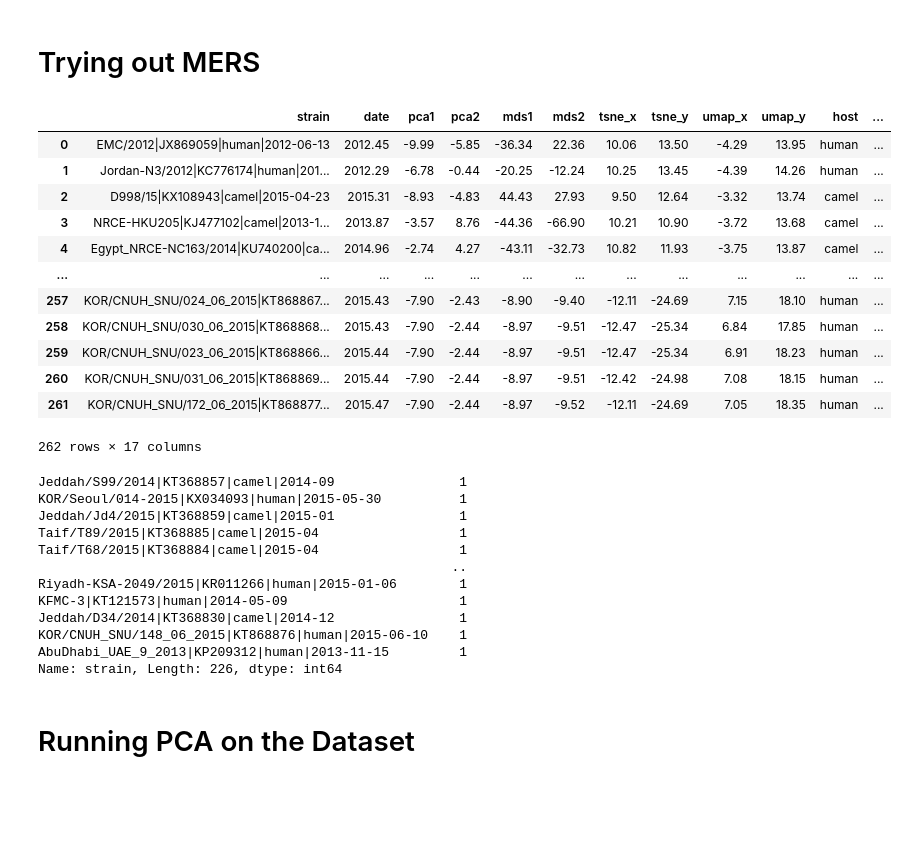
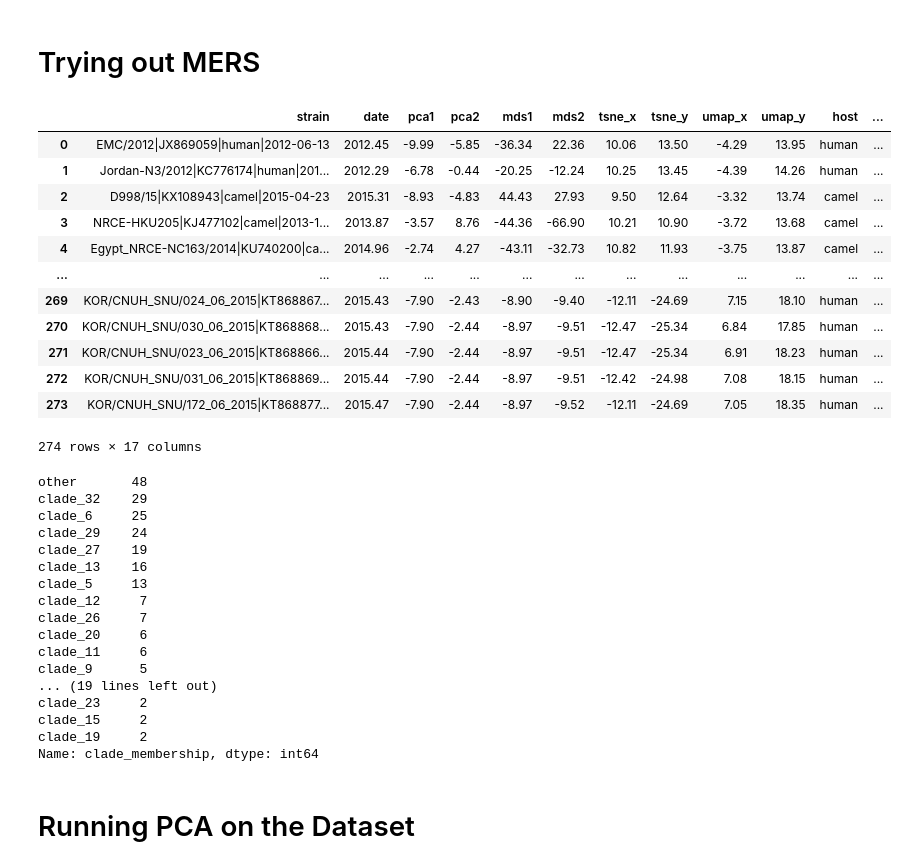
Before and after one commit to blab/cartography, a Jupyter notebook: mers-nextstrain/FinalNotebookMers09-05-2020.ipynb, the cells around one changed output. Cells and saved outputs as stored; diff of their text form; code cells hidden in the pictures; blank space fills up the shorter version.

```diff
--- a/mers-nextstrain/FinalNotebookMers09-05-2020.ipynb
+++ b/mers-nextstrain/FinalNotebookMers09-05-2020.ipynb
@@ -87,43 +109,43 @@ range_ = ['#000000', '#5c22be', '#5330cd', '#71c4ac', '#e7cf4b', '#ff9a3c', '#ff
 # Trying out MERS
 # %%
 node_df = pd.read_csv(node_df, sep="\t")
-principalDf = pd.read_csv(pca_df, index_col=0)
 #node_df = pd.read_csv("results/table.tsv", sep="\t")
-#principalDf = pd.read_csv("results/embed_pca.csv", index_col=0)
-principalDf["strain"] = principalDf.index
-principalDf.index.name = "index"
+node_df["clade_membership"] = node_df["clade_membership"].sort_values().fillna("other")
 node_df.rename(columns={'num_date':'date', 'y_value':"y"}, inplace=True)
-node_df = node_df.merge(principalDf[["strain"]], on="strain")
-node_df["clade_membership"].fillna("other")
 # %% [output]
 |  | strain | date | pca1 | pca2 | mds1 | mds2 | tsne_x | tsne_y | umap_x | umap_y | host | ... |
 | 0 | EMC/2012|JX869059|human|2012-06-13 | 2012.45 | -9.99 | -5.85 | -36.34 | 22.36 | 10.06 | 13.50 | -4.29 | 13.95 | human | ... |
 | 1 | Jordan-N3/2012|KC776174|human|201... | 2012.29 | -6.78 | -0.44 | -20.25 | -12.24 | 10.25 | 13.45 | -4.39 | 14.26 | human | ... |
 | 2 | D998/15|KX108943|camel|2015-04-23 | 2015.31 | -8.93 | -4.83 | 44.43 | 27.93 | 9.50 | 12.64 | -3.32 | 13.74 | camel | ... |
 | 3 | NRCE-HKU205|KJ477102|camel|2013-1... | 2013.87 | -3.57 | 8.76 | -44.36 | -66.90 | 10.21 | 10.90 | -3.72 | 13.68 | camel | ... |
 | 4 | Egypt_NRCE-NC163/2014|KU740200|ca... | 2014.96 | -2.74 | 4.27 | -43.11 | -32.73 | 10.82 | 11.93 | -3.75 | 13.87 | camel | ... |
 | ... | ... | ... | ... | ... | ... | ... | ... | ... | ... | ... | ... | ... |
-| 257 | KOR/CNUH_SNU/024_06_2015|KT868867... | 2015.43 | -7.90 | -2.43 | -8.90 | -9.40 | -12.11 | -24.69 | 7.15 | 18.10 | human | ... |
-| 258 | KOR/CNUH_SNU/030_06_2015|KT868868... | 2015.43 | -7.90 | -2.44 | -8.97 | -9.51 | -12.47 | -25.34 | 6.84 | 17.85 | human | ... |
-| 259 | KOR/CNUH_SNU/023_06_2015|KT868866... | 2015.44 | -7.90 | -2.44 | -8.97 | -9.51 | -12.47 | -25.34 | 6.91 | 18.23 | human | ... |
-| 260 | KOR/CNUH_SNU/031_06_2015|KT868869... | 2015.44 | -7.90 | -2.44 | -8.97 | -9.51 | -12.42 | -24.98 | 7.08 | 18.15 | human | ... |
-| 261 | KOR/CNUH_SNU/172_06_2015|KT868877... | 2015.47 | -7.90 | -2.44 | -8.97 | -9.52 | -12.11 | -24.69 | 7.05 | 18.35 | human | ... |
+| 269 | KOR/CNUH_SNU/024_06_2015|KT868867... | 2015.43 | -7.90 | -2.43 | -8.90 | -9.40 | -12.11 | -24.69 | 7.15 | 18.10 | human | ... |
+| 270 | KOR/CNUH_SNU/030_06_2015|KT868868... | 2015.43 | -7.90 | -2.44 | -8.97 | -9.51 | -12.47 | -25.34 | 6.84 | 17.85 | human | ... |
+| 271 | KOR/CNUH_SNU/023_06_2015|KT868866... | 2015.44 | -7.90 | -2.44 | -8.97 | -9.51 | -12.47 | -25.34 | 6.91 | 18.23 | human | ... |
+| 272 | KOR/CNUH_SNU/031_06_2015|KT868869... | 2015.44 | -7.90 | -2.44 | -8.97 | -9.51 | -12.42 | -24.98 | 7.08 | 18.15 | human | ... |
+| 273 | KOR/CNUH_SNU/172_06_2015|KT868877... | 2015.47 | -7.90 | -2.44 | -8.97 | -9.52 | -12.11 | -24.69 | 7.05 | 18.35 | human | ... |
-262 rows × 17 columns
+274 rows × 17 columns
 # %%
-node_df["strain"].value_counts().sort_values(ascending=False)
+node_df["clade_membership"].value_counts().sort_values(ascending=False)
 # %% [output]
-Jeddah/S99/2014|KT368857|camel|2014-09                1
-KOR/Seoul/014-2015|KX034093|human|2015-05-30          1
-Jeddah/Jd4/2015|KT368859|camel|2015-01                1
-Taif/T89/2015|KT368885|camel|2015-04                  1
-Taif/T68/2015|KT368884|camel|2015-04                  1
-                                                     ..
-Riyadh-KSA-2049/2015|KR011266|human|2015-01-06        1
-KFMC-3|KT121573|human|2014-05-09                      1
-Jeddah/D34/2014|KT368830|camel|2014-12                1
-KOR/CNUH_SNU/148_06_2015|KT868876|human|2015-06-10    1
-AbuDhabi_UAE_9_2013|KP209312|human|2013-11-15         1
-Name: strain, Length: 226, dtype: int64
+other       48
+clade_32    29
+clade_6     25
+clade_29    24
+clade_27    19
+clade_13    16
+clade_5     13
+clade_12     7
+clade_26     7
+clade_20     6
+clade_11     6
+clade_9      5
+... (19 lines left out)
+clade_23     2
+clade_15     2
+clade_19     2
+Name: clade_membership, dtype: int64
 # %% [markdown]
 # Running PCA on the Dataset
 # %%
```
Also changed, not shown: parts of 12 cells of this notebook, 1 other file.
